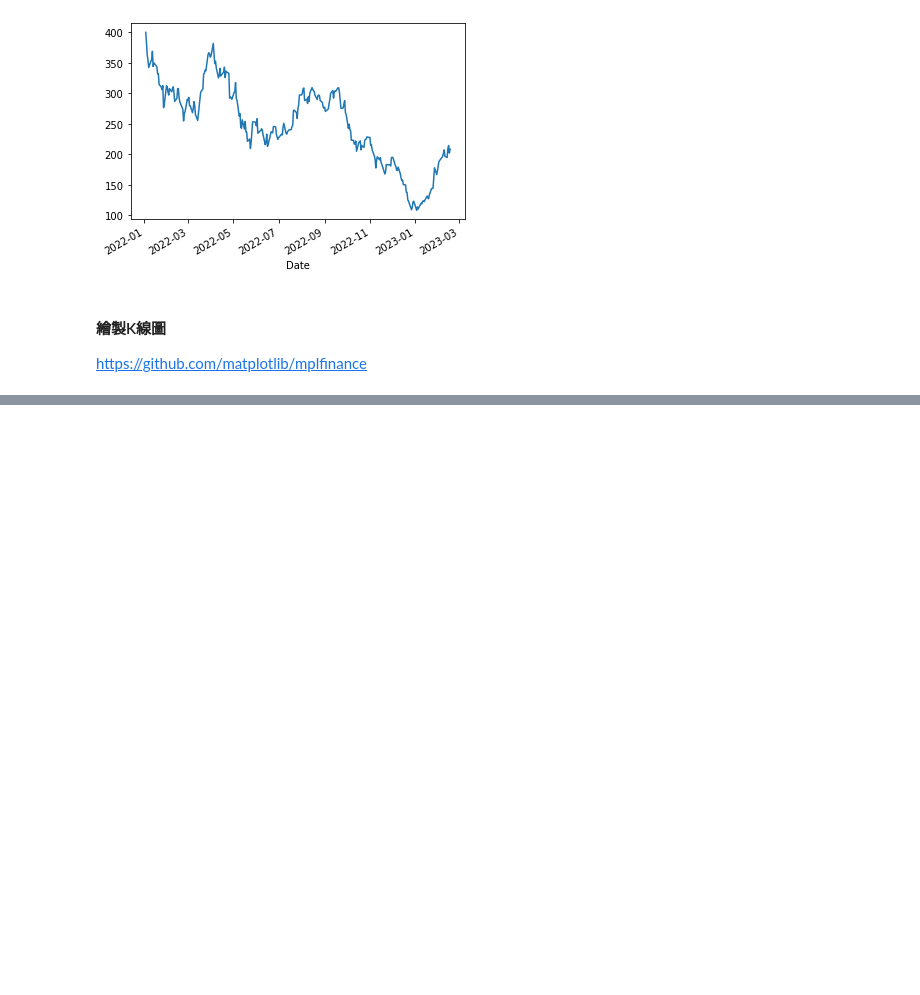
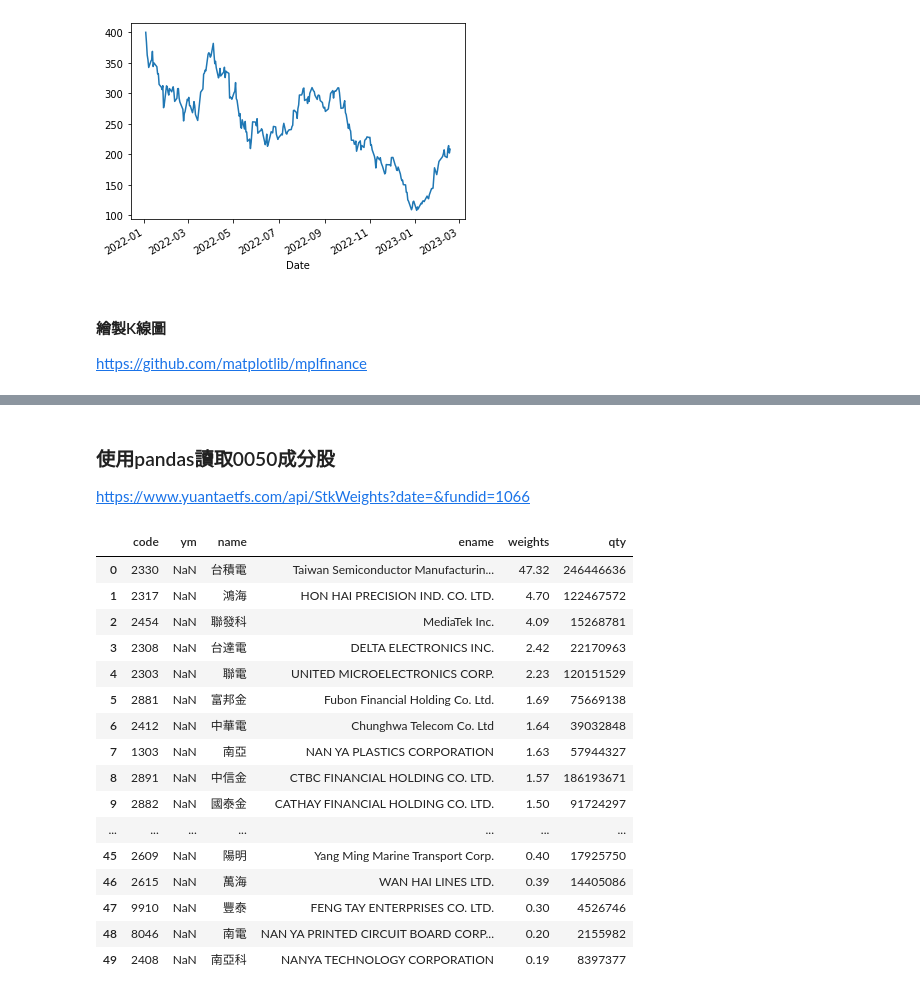
Before and after one commit to pooyalHsu/20230205python, a Jupyter notebook: 20230219_筆記.ipynb, the cells around one changed output, grey strips where cells are left out. Drawn from its saved outputs; the diff is of its cells as text; code cells hidden in the pictures; blank space fills up the shorter version.

```diff
--- a/20230219_筆記.ipynb
+++ b/20230219_筆記.ipynb
@@ -775,0 +844,26 @@ https://github.com/matplotlib/mplfinance
+# %% [markdown]
+### 使用pandas讀取0050成分股
+
+https://www.yuantaetfs.com/api/StkWeights?date=&fundid=1066
+# %%
+df_0050 = pd.read_json("https://www.yuantaetfs.com/api/StkWeights?date=&fundid=1066")
+# %%
+df_0050
+# %% [output]
+|  | code | ym | name | ename | weights | qty |
+| 0 | 2330 | NaN | 台積電 | Taiwan Semiconductor Manufacturin... | 47.32 | 246446636 |
+| 1 | 2317 | NaN | 鴻海 | HON HAI PRECISION IND. CO. LTD. | 4.70 | 122467572 |
+| 2 | 2454 | NaN | 聯發科 | MediaTek Inc. | 4.09 | 15268781 |
+| 3 | 2308 | NaN | 台達電 | DELTA ELECTRONICS INC. | 2.42 | 22170963 |
+| 4 | 2303 | NaN | 聯電 | UNITED MICROELECTRONICS CORP. | 2.23 | 120151529 |
+| 5 | 2881 | NaN | 富邦金 | Fubon Financial Holding Co. Ltd. | 1.69 | 75669138 |
+| 6 | 2412 | NaN | 中華電 | Chunghwa Telecom Co. Ltd | 1.64 | 39032848 |
+| 7 | 1303 | NaN | 南亞 | NAN YA PLASTICS CORPORATION | 1.63 | 57944327 |
+| 8 | 2891 | NaN | 中信金 | CTBC FINANCIAL HOLDING CO. LTD. | 1.57 | 186193671 |
+| 9 | 2882 | NaN | 國泰金 | CATHAY FINANCIAL HOLDING CO. LTD. | 1.50 | 91724297 |
+| ... | ... | ... | ... | ... | ... | ... |
+| 45 | 2609 | NaN | 陽明 | Yang Ming Marine Transport Corp. | 0.40 | 17925750 |
+| 46 | 2615 | NaN | 萬海 | WAN HAI LINES LTD. | 0.39 | 14405086 |
+| 47 | 9910 | NaN | 豐泰 | FENG TAY ENTERPRISES CO. LTD. | 0.30 | 4526746 |
+| 48 | 8046 | NaN | 南電 | NAN YA PRINTED CIRCUIT BOARD CORP... | 0.20 | 2155982 |
+| 49 | 2408 | NaN | 南亞科 | NANYA TECHNOLOGY CORPORATION | 0.19 | 8397377 |
```
Also changed, not shown: parts of 10 cells of this notebook.
